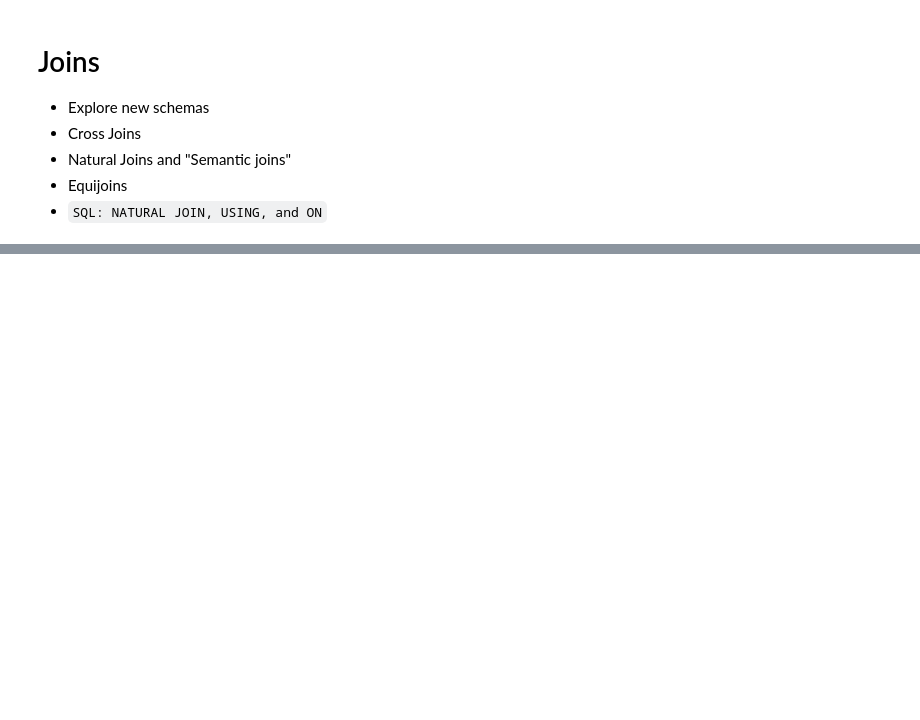
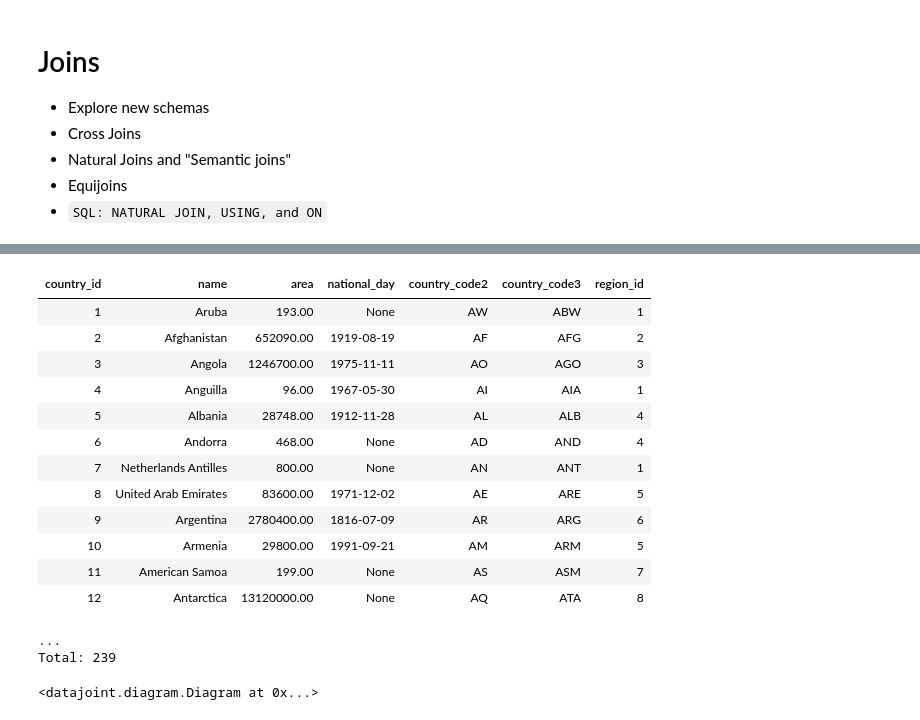
Before and after one commit to dimitri-yatsenko/Database-Systems-for-Data-Science, a Jupyter notebook: notebooks/Joins.ipynb, the cells around one changed output, grey strips where cells are left out. Cells and saved outputs as stored; diff of their text form; code cells hidden in the pictures; blank space fills up the shorter version.

```diff
--- a/notebooks/Joins.ipynb
+++ b/notebooks/Joins.ipynb
@@ -188,0 +92,3 @@ SELECT * FROM product WHERE product_name LIKE "%Bike%"
+# %%
+nation = dj.create_virtual_module('nation', 'shared_nation')
+dj.Diagram(nation)
@@ -188,0 +115,23 @@ SELECT * FROM product WHERE product_name LIKE "%Bike%"
+# %%
+nation.Countries()
+# %% [output]
+| country_id | name | area | national_day | country_code2 | country_code3 | region_id |
+| 1 | Aruba | 193.00 | None | AW | ABW | 1 |
+| 2 | Afghanistan | 652090.00 | 1919-08-19 | AF | AFG | 2 |
+| 3 | Angola | 1246700.00 | 1975-11-11 | AO | AGO | 3 |
+| 4 | Anguilla | 96.00 | 1967-05-30 | AI | AIA | 1 |
+| 5 | Albania | 28748.00 | 1912-11-28 | AL | ALB | 4 |
+| 6 | Andorra | 468.00 | None | AD | AND | 4 |
+| 7 | Netherlands Antilles | 800.00 | None | AN | ANT | 1 |
+| 8 | United Arab Emirates | 83600.00 | 1971-12-02 | AE | ARE | 5 |
+| 9 | Argentina | 2780400.00 | 1816-07-09 | AR | ARG | 6 |
+| 10 | Armenia | 29800.00 | 1991-09-21 | AM | ARM | 5 |
+| 11 | American Samoa | 199.00 | None | AS | ASM | 7 |
+| 12 | Antarctica | 13120000.00 | None | AQ | ATA | 8 |
+...
+Total: 239
+# %%
+airport = dj.create_virtual_module('airport', 'shared_airport')
+dj.Diagram(airport)
+# %% [output]
+<datajoint.diagram.Diagram at 0x...>
```
Also changed, not shown: parts of 97 cells of this notebook, 2 other files.
